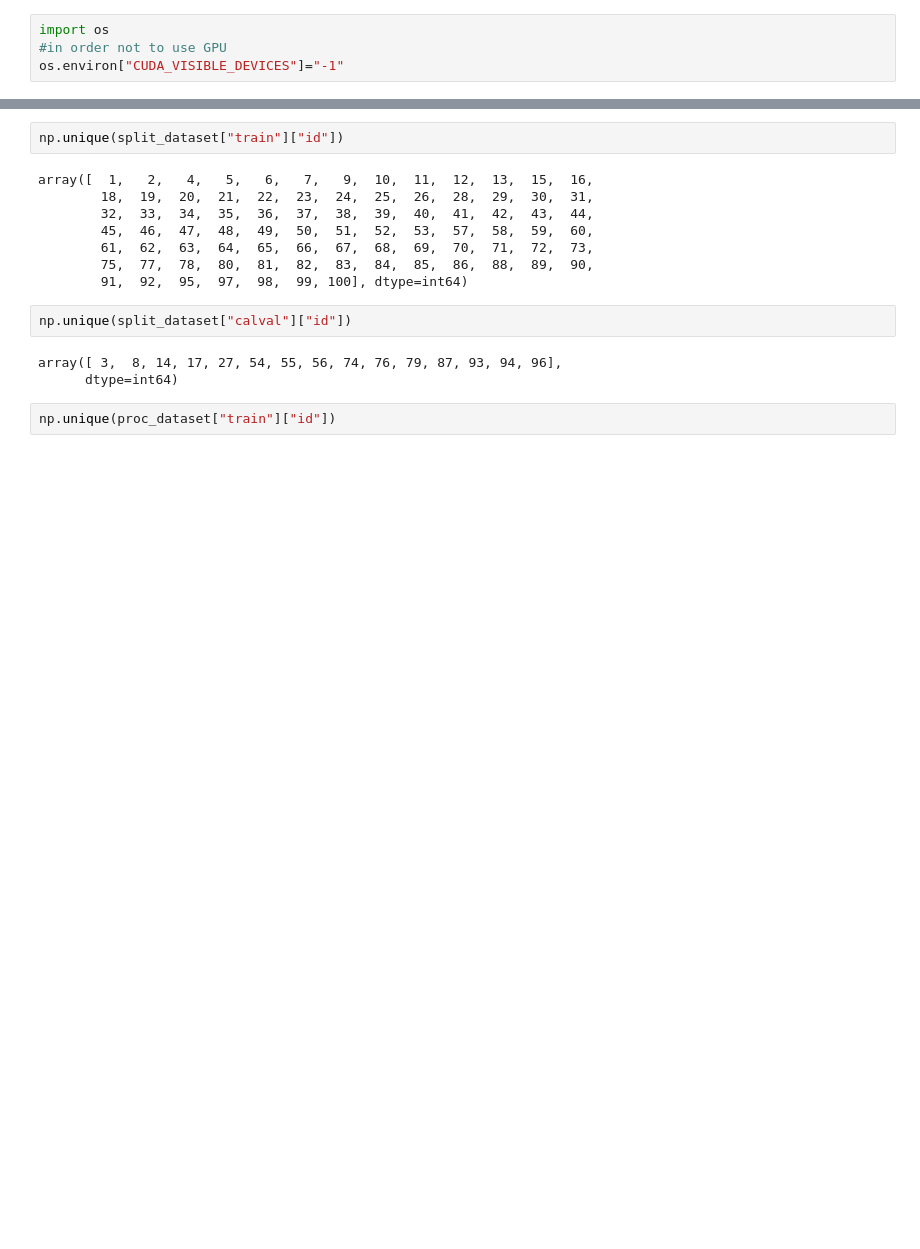
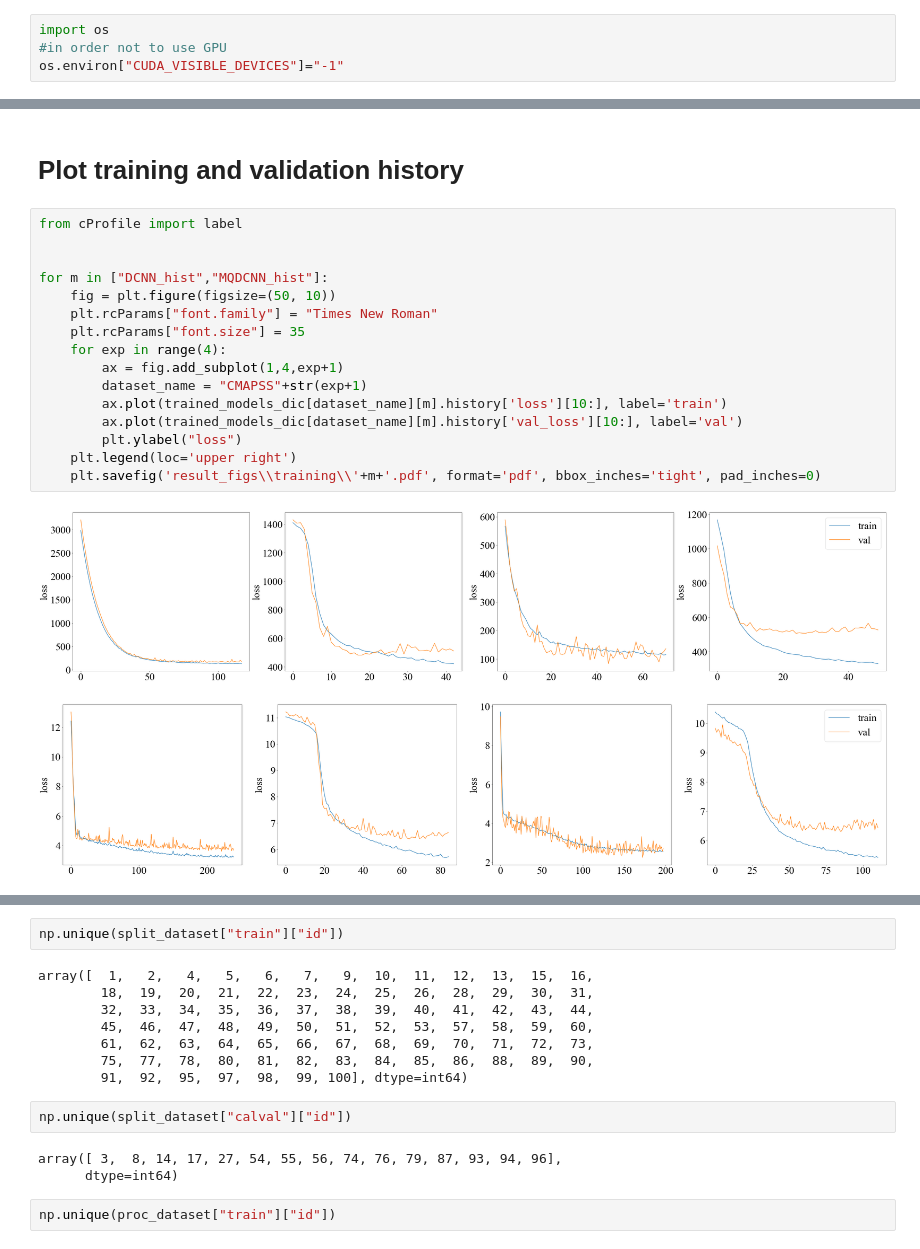
Before and after one commit to alireza-javanmardi/conformal-RUL-intervals, a Jupyter notebook: test.ipynb, the cells around one changed output, grey strips where cells are left out. Cells and saved outputs as stored; diff of their text form; blank space fills up the shorter version.

```diff
--- a/test.ipynb
+++ b/test.ipynb
@@ -17,0 +129,21 @@ os.environ["CUDA_VISIBLE_DEVICES"]="-1"
+# %% [markdown]
+# Plot training and validation history
+# %%
+from cProfile import label
+
+
+for m in ["DCNN_hist","MQDCNN_hist"]:
+    fig = plt.figure(figsize=(50, 10))
+    plt.rcParams["font.family"] = "Times New Roman"
+    plt.rcParams["font.size"] = 35
+    for exp in range(4):
+        ax = fig.add_subplot(1,4,exp+1)
+        dataset_name = "CMAPSS"+str(exp+1)
+        ax.plot(trained_models_dic[dataset_name][m].history['loss'][10:], label='train')
+        ax.plot(trained_models_dic[dataset_name][m].history['val_loss'][10:], label='val')
+        plt.ylabel("loss")
+    plt.legend(loc='upper right')
+    plt.savefig('result_figs\\training\\'+m+'.pdf', format='pdf', bbox_inches='tight', pad_inches=0)
+# %% [output]
+[figure, added]
+[figure, added]
```
Also changed, not shown: parts of 25 cells of this notebook.
